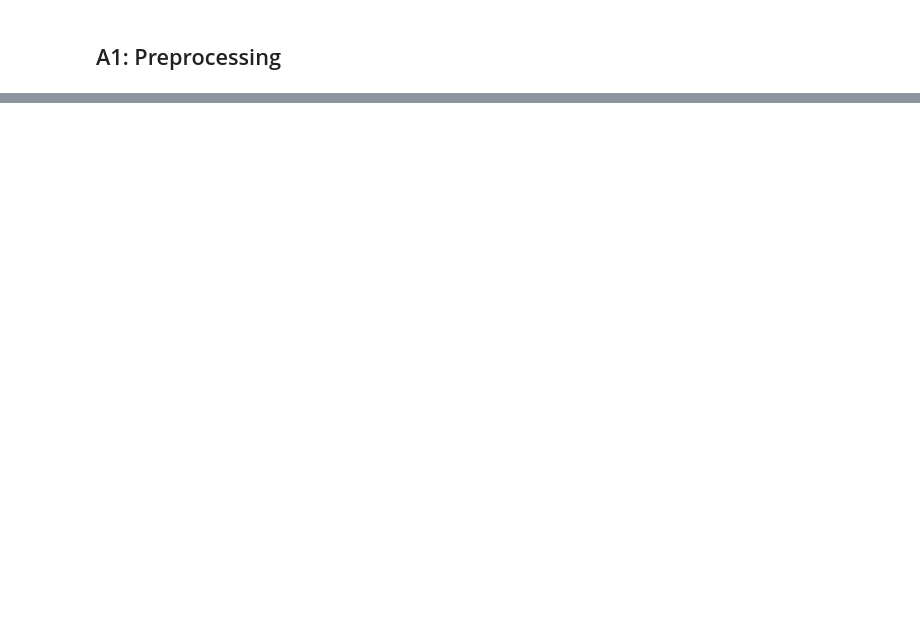
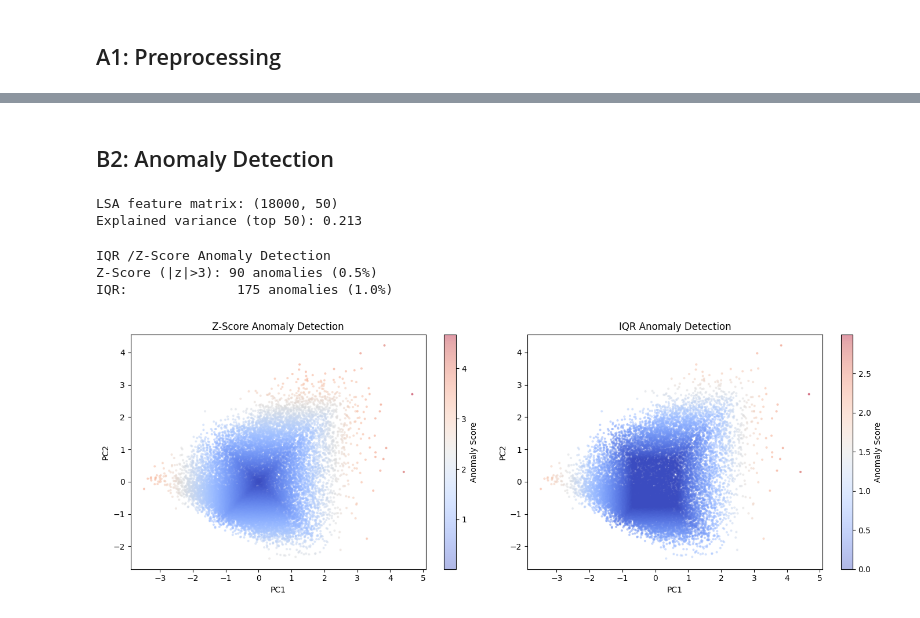
Before and after one commit to Paz77/DataScienceProject, a Jupyter notebook: research_dna_analysis.ipynb, the cells around one changed output, grey strips where cells are left out. Cells and saved outputs as stored; diff of their text form; code cells hidden in the pictures; blank space fills up the shorter version.

```diff
--- a/research_dna_analysis.ipynb
+++ b/research_dna_analysis.ipynb
@@ -204,0 +484,67 @@ All outputs saved!
+# %% [markdown]
+## B2: Anomaly Detection
+# %%
+#Anomaly Detection
+
+tfidf_matrix =sp.load_npz('./data/tfidf_matrix.npz')
+df_clean =pd.read_parquet('./data/df_clean.parquet')
+venue_tfidf = np.load('./data/venue_tfidf.npy')
+venue_df= pd.read_parquet('./data/venue_df.parquet')
+with open('./data/vectorizer.pkl', 'rb') as f:
+    vectorizer=pickle.load(f)
+feature_names = vectorizer.get_feature_names_out()
+venues = venue_df['venue'].tolist()
+venue_abbr ={
+    'computer vision and pattern recognition':               'CVPR',
+    'international conference on machine learning':          'ICML',
+    'international conference on management of data':        'SIGMOD',
+    'knowledge discovery and data mining':                   'KDD',
+    'meeting of the association for computational linguistics': 'ACL',
+    'very large data bases':                                 'VLDB',
+}
+
+svd_ad=TruncatedSVD(n_components=50, random_state=42)
+x_lsa_ad =svd_ad.fit_transform(tfidf_matrix)
+scaler_ad = StandardScaler()
+x_scaled_ad= scaler_ad.fit_transform(x_lsa_ad)
+x_2d= x_scaled_ad[:, :2]
+
+print(f"LSA feature matrix: {x_scaled_ad.shape}")
+print(f"Explained variance (top 50): {svd_ad.explained_variance_ratio_.sum():.3f}")
+# %% [output]
+LSA feature matrix: (18000, 50)
+Explained variance (top 50): 0.213
+# %%
+# IQR /Z-Score Anomaly Detection
+print("IQR /Z-Score Anomaly Detection")
+eps_f =np.finfo(float).eps
+
+z=np.abs(x_2d)
+zscore_anomaly = (z > 3).any(axis=1)
+zscore_score =z.max(axis=1)
+print(f"Z-Score (|z|>3): {zscore_anomaly.sum()} anomalies ({zscore_anomaly.mean()*100:.1f}%)")
+
+q1= np.percentile(x_2d, 25, axis=0)
+q3=np.percentile(x_2d, 75, axis=0)
+iqr = q3 - q1
+iqr_anomaly =((x_2d < q1 - 1.5 * iqr) | (x_2d > q3 + 1.5 * iqr)).any(axis=1)
+iqr_score=np.maximum(
+    np.maximum(q1 - x_2d, 0) / (iqr + eps_f),
+    np.maximum(x_2d - q3, 0) / (iqr + eps_f)
+).max(axis=1)
+print(f"IQR:              {iqr_anomaly.sum()} anomalies ({iqr_anomaly.mean()*100:.1f}%)")
+
+fig, axes =plt.subplots(1, 2, figsize=(14, 5))
+for ax, score, title in zip(axes,
+                             [zscore_score, iqr_score],
+                             ["Z-Score Anomaly Detection", "IQR Anomaly Detection"]):
+    sc= ax.scatter(x_2d[:, 0], x_2d[:, 1], c=score, cmap='coolwarm', alpha=0.4, s=4)
+    plt.colorbar(sc, ax=ax, label="Anomaly Score")
+    ax.set_xlabel("PC1"); ax.set_ylabel("PC2"); ax.set_title(title)
+plt.tight_layout()
+plt.show()
+# %% [output]
+IQR /Z-Score Anomaly Detection
+Z-Score (|z|>3): 90 anomalies (0.5%)
+IQR:              175 anomalies (1.0%)
+[figure, added]
```
Also changed, not shown: parts of 16 cells of this notebook.
